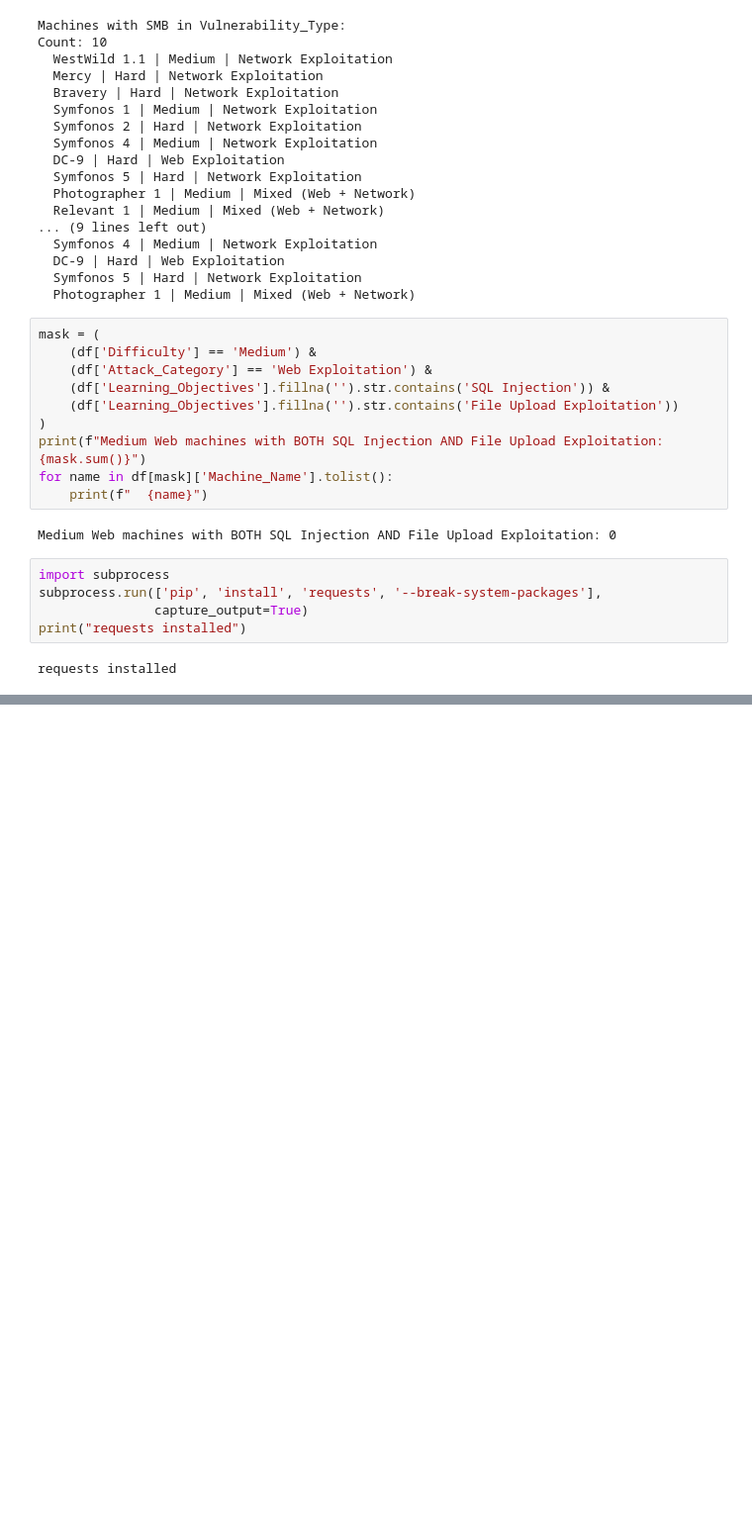
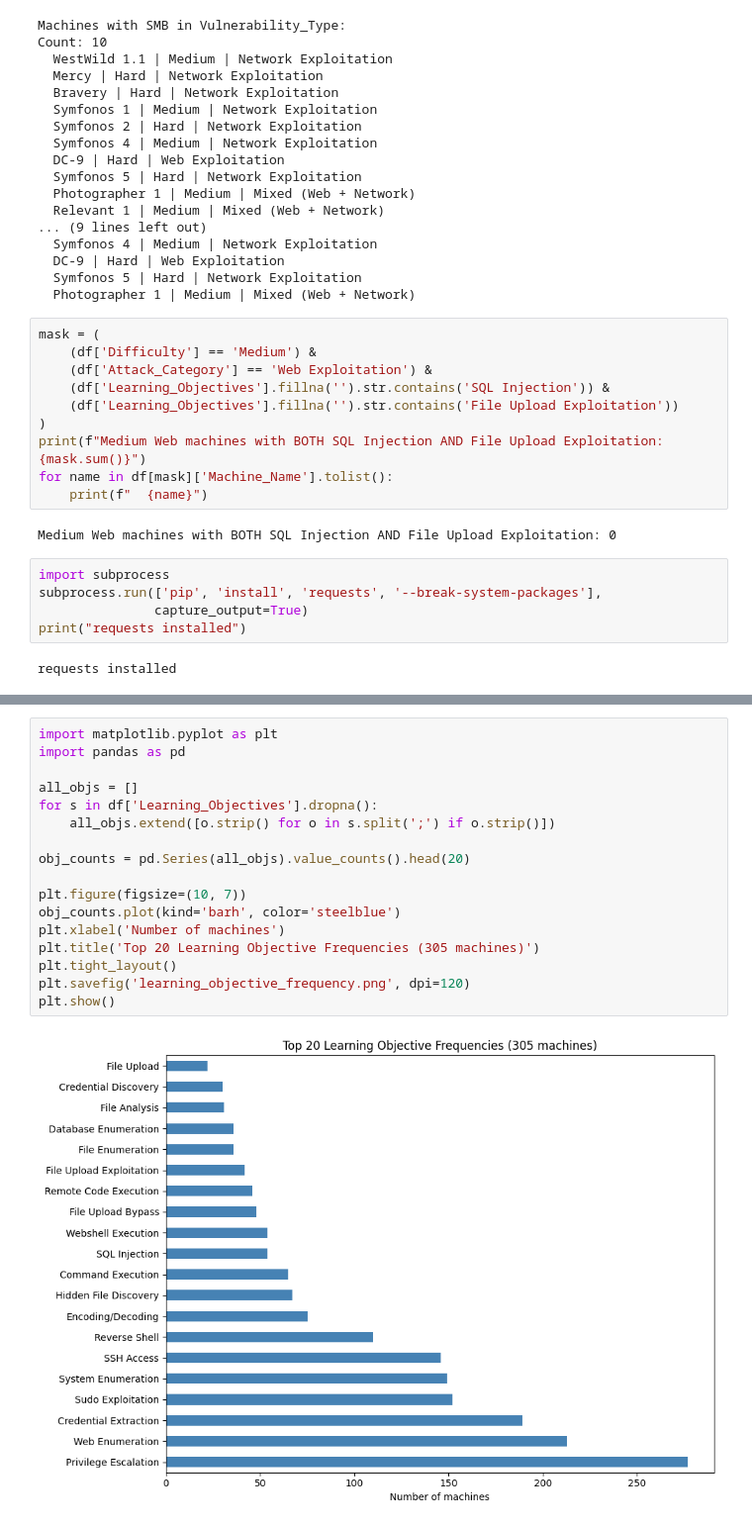
Before and after one commit to Dipannita-Kar/vulnerable-machine-recommendation-system, a Jupyter notebook: notebooks/recommender.ipynb, the cells around one changed output, grey strips where cells are left out. Shown at 99% size. Saved outputs shown, nothing was run; the diff lists cells and outputs as text; blank space fills up the shorter version.

```diff
--- a/notebooks/recommender.ipynb
+++ b/notebooks/recommender.ipynb
@@ -4987,0 +4723,19 @@ Average Objective Precision:        16.0%
+# %%
+import matplotlib.pyplot as plt
+import pandas as pd
+
+all_objs = []
+for s in df['Learning_Objectives'].dropna():
+    all_objs.extend([o.strip() for o in s.split(';') if o.strip()])
+
+obj_counts = pd.Series(all_objs).value_counts().head(20)
+
+plt.figure(figsize=(10, 7))
+obj_counts.plot(kind='barh', color='steelblue')
+plt.xlabel('Number of machines')
+plt.title('Top 20 Learning Objective Frequencies (305 machines)')
+plt.tight_layout()
+plt.savefig('learning_objective_frequency.png', dpi=120)
+plt.show()
+# %% [output]
+[figure, added]
```
Also changed, not shown: parts of 18 cells of this notebook, 15 other files.
